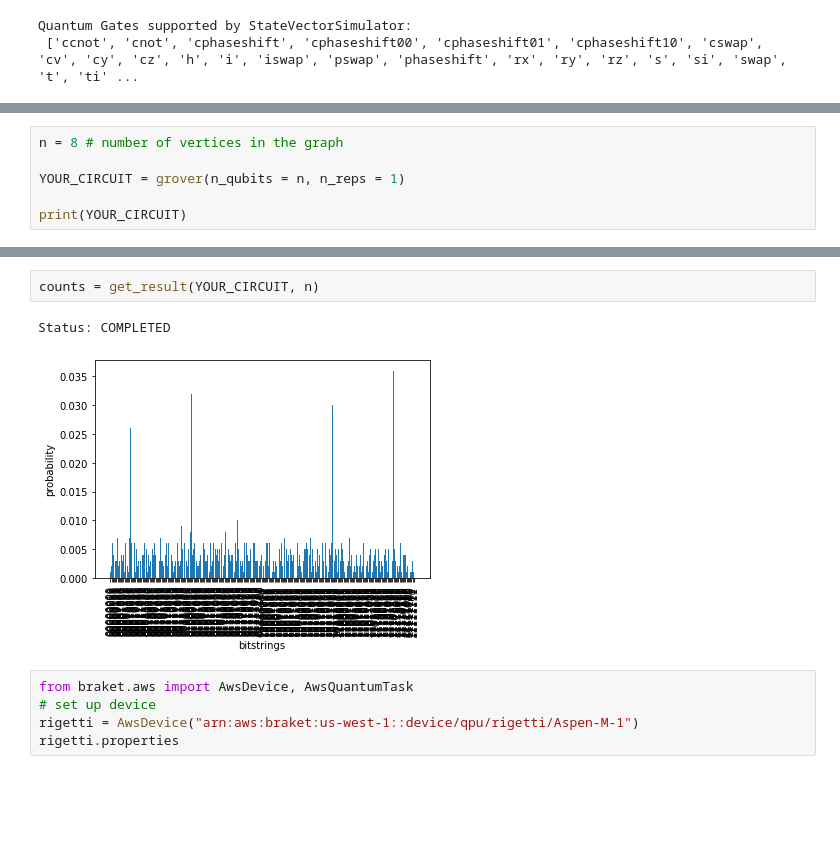
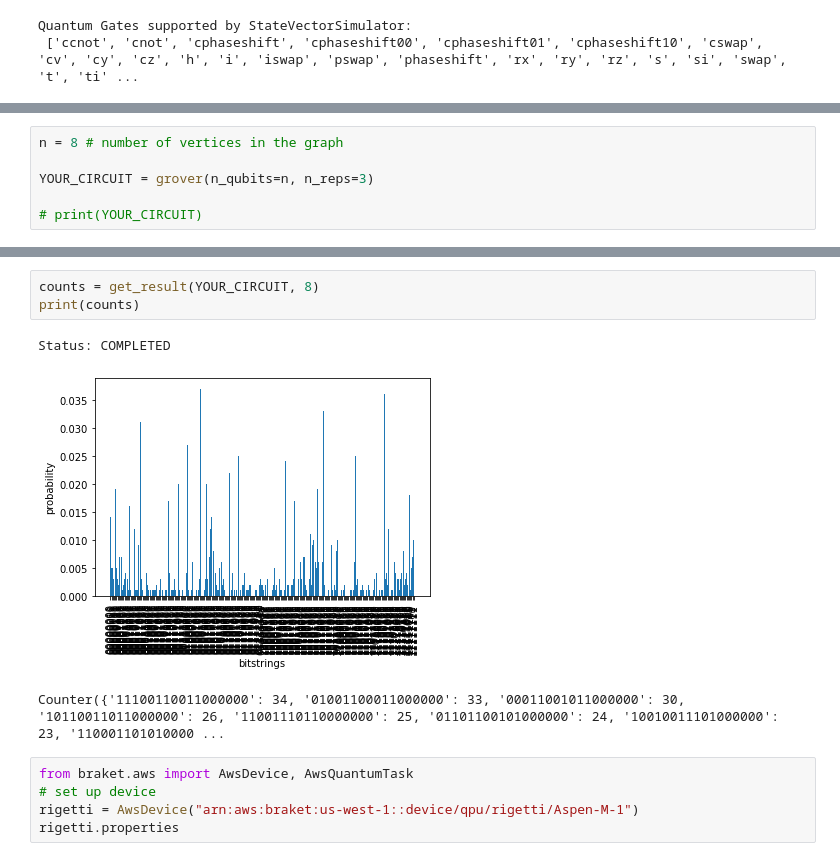
Before and after one commit to BStar14/hamiltonian-path-search-by-grover, a Jupyter notebook: _grover.ipynb, the cells around one changed output, grey strips where cells are left out. Drawn from its saved outputs; the diff is of its cells as text; blank space fills up the shorter version.

```diff
--- a/_grover.ipynb
+++ b/_grover.ipynb
@@ -262,6 +309,6 @@ Quantum Gates supported by StateVectorSimulator:
 # %%
 n = 8 # number of vertices in the graph
 
-YOUR_CIRCUIT = grover(n_qubits = n, n_reps = 1)
+YOUR_CIRCUIT = grover(n_qubits=n, n_reps=3)
 
-print(YOUR_CIRCUIT)
+# print(YOUR_CIRCUIT)
@@ -286,8 +315,10 @@ T   : |0| 1 |2|3| 4 |5|6|7|8| 9 |10 |11|12|13|14 |15 |16 |17 |18|19|20 |21 |22 |
 # %%
-counts = get_result(YOUR_CIRCUIT, n)
+counts = get_result(YOUR_CIRCUIT, 8)
+print(counts)
 # %% [output]
 Status: COMPLETED
-[figure, old version]
+[figure, new version]
+Counter({'11100110011000000': 34, '01001100011000000': 33, '00011001011000000': 30, '10110011011000000': 26, '11001110110000000': 25, '01101100101000000': 24, '10010011101000000': 23, '110001101010000 ...
 # %%
 from braket.aws import AwsDevice, AwsQuantumTask
 # set up device
```
Also changed, not shown: parts of 4 cells of this notebook.
